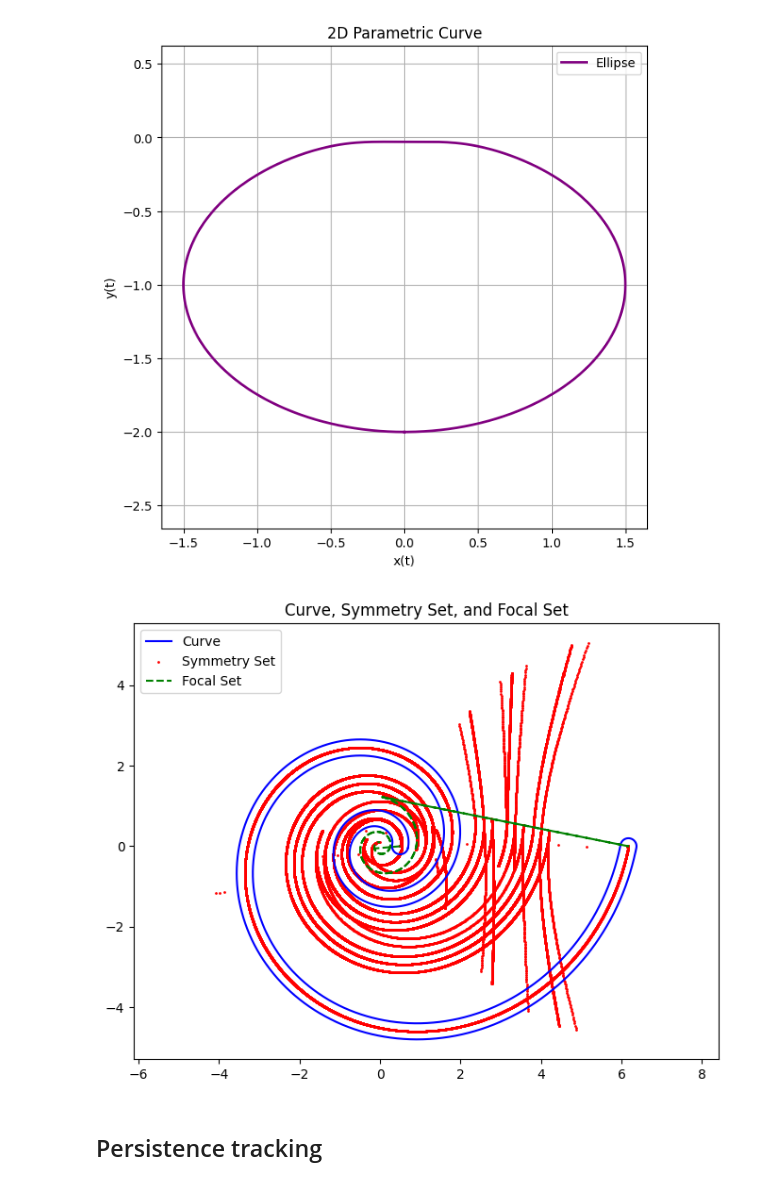
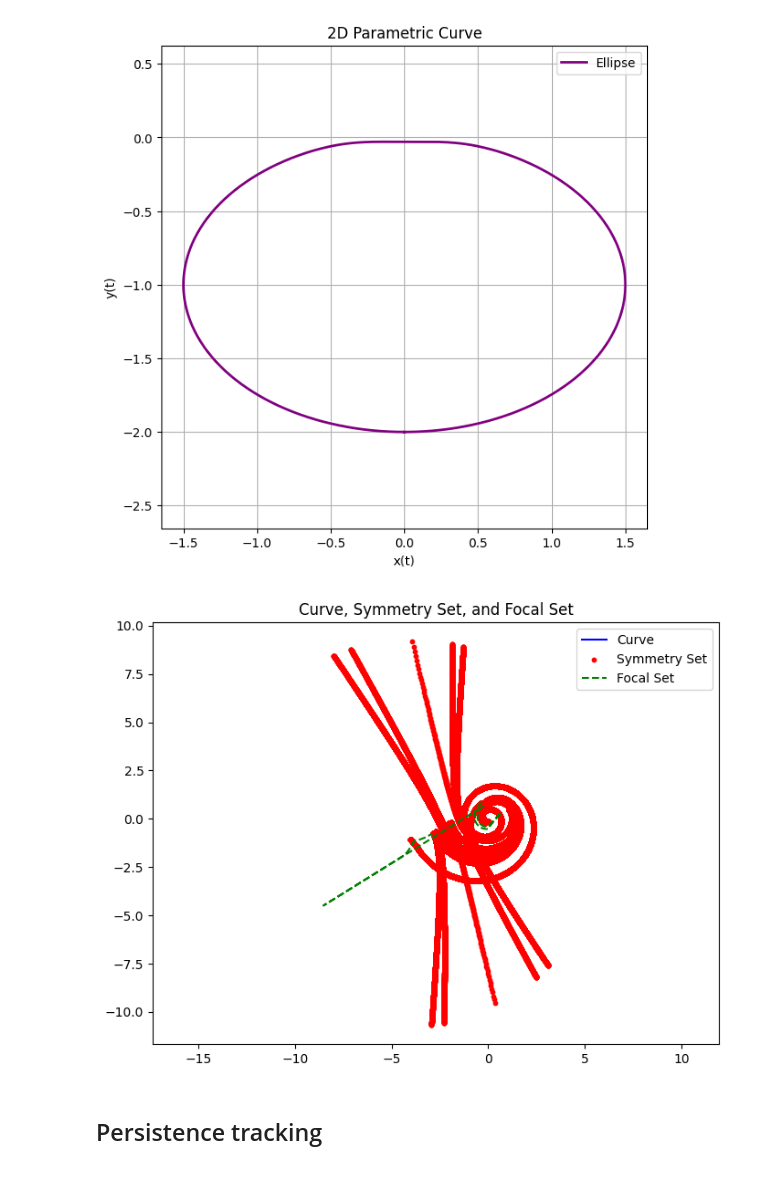
Before and after one commit to scarroy-02/symmetry_set, a Jupyter notebook: sym_algo.ipynb, the cells around one changed output. Cells and saved outputs as stored; diff of their text form; code cells hidden in the pictures.

Commit message:
added spiral plot data

```diff
--- a/sym_algo.ipynb
+++ b/sym_algo.ipynb
@@ -201,32 +201,32 @@ plot_parametric_curve(x_func, y_func, -np.pi,np.pi, color='purple', label='Ellip
 # %%
 import pandas as pd
 import matplotlib.pyplot as plt
 
 # Load CSV
-df = pd.read_csv("analysis_output.csv")
+df = pd.read_csv("spiral_v1_symm.csv")
 
 # Separate points
-curve = df[df['type'] == 'curve']
-symmetry = df[df['type'] == 'symmetry']
-focal = df[df['type'] == 'focal']
+curve = df[df['Type'] == 'curve']
+symmetry = df[df['Type'] == 'symmetry']
+focal = df[df['Type'] == 'focal']
 
 plt.figure(figsize=(8,6))
 
 # Curve as solid blue
-plt.plot(curve['x'], curve['y'], 'b-', label='Curve')
+plt.plot(curve['X'], curve['Y'], 'b-', label='Curve')
 
 # Symmetry points as red dots
-plt.scatter(symmetry['x'], symmetry['y'], c='r', s=10, label='Symmetry Set')
+plt.scatter(symmetry['X'], symmetry['Y'], c='r', s=10, label='Symmetry Set')
 
 # Focal set as dashed green line
-plt.plot(focal['x'], focal['y'], 'g--', label='Focal Set')
+plt.plot(focal['X'], focal['Y'], 'g--', label='Focal Set')
 
 plt.axis('equal')
 plt.legend()
 plt.title("Curve, Symmetry Set, and Focal Set")
 plt.show()
 # %% [output]
-[figure, old version]
+[figure, new version]
 # %% [markdown]
 ## Persistence tracking
 # %%
```
Also changed, not shown: parts of 3 cells of this notebook, 15 other files.
